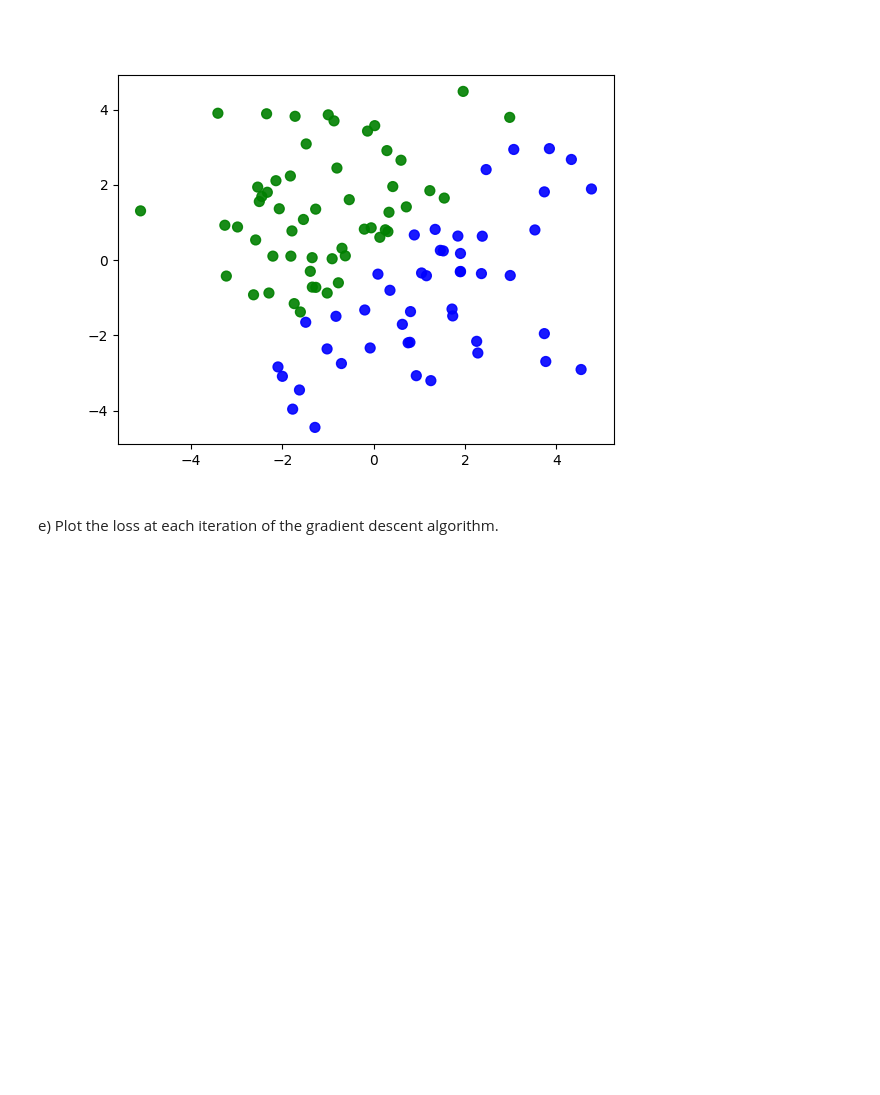
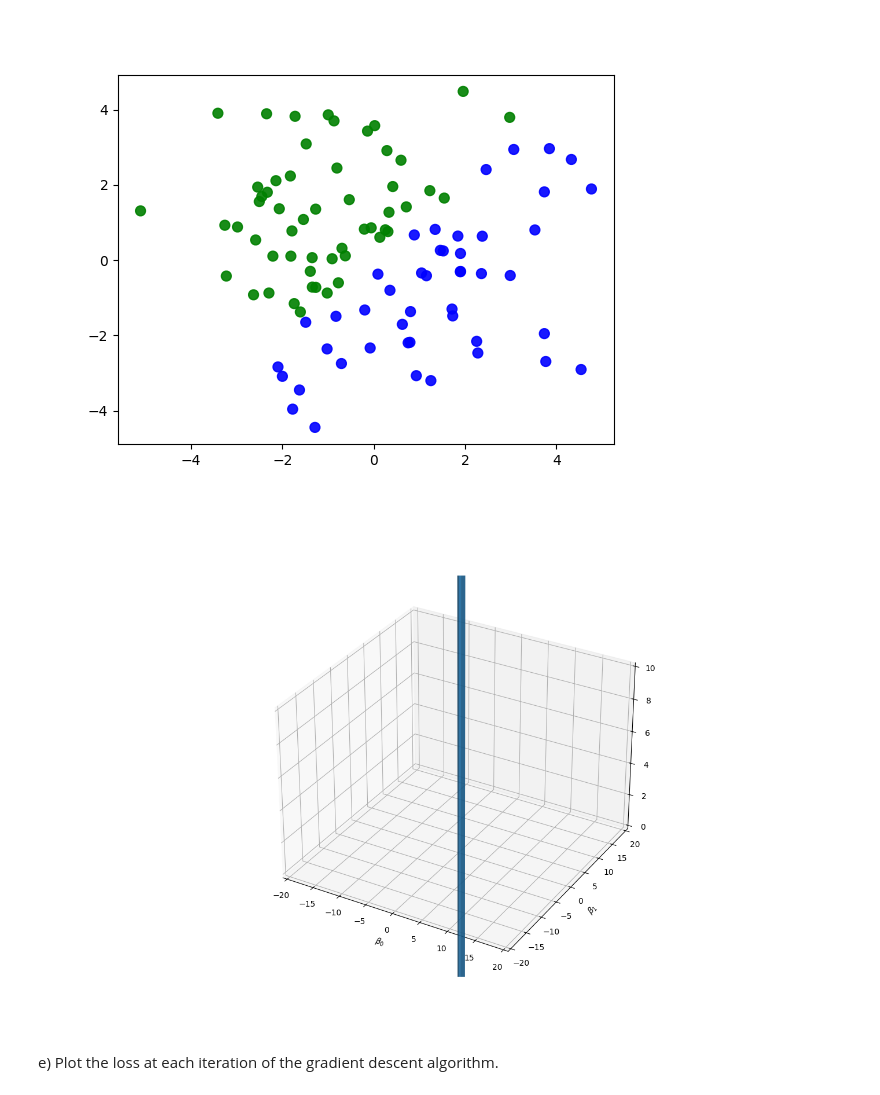
Before and after one commit to diavillalpando/CS506_Worksheets, a Jupyter notebook: worksheet_22.ipynb, the cells around one changed output. Saved outputs shown, nothing was run; the diff lists cells and outputs as text; code cells hidden in the pictures; blank space fills up the shorter version.

```diff
--- a/worksheet_22.ipynb
+++ b/worksheet_22.ipynb
@@ -224,35 +228,37 @@ def sigmoid(x):
 
 
 def loss(X, y, beta):
-    ...
+    return np.linalg.norm(y- X @ beta ) **2
 
 
 def get_cost(B0, B1):
     res = []
     for b0, b1 in zip(B0, B1):
         line = []
         for i in range(len(b0)):
             beta = np.array([b0[i], b1[i]])
             line.append(loss(X, y, beta))
         res.append(line)
     return np.array(res)
 
 cost = get_cost(b0, b1)
 
 # Creating figure
 fig = plt.figure(figsize =(14, 9))
 ax = plt.axes(projection ='3d')
 ax.set_xlim(-20, 20)
 ax.set_xlabel(r'$\beta_0$')
 ax.set_ylabel(r'$\beta_1$')
 ax.set_ylim(-20, 20)
 ax.set_zlim(0, 10)
 
 # Creating plot
 ax.plot_surface(b0, b1, cost, alpha=.7)
 
 # show plot
 plt.show()
+# %% [output]
+[figure, added]
 # %% [markdown]
 e) Plot the loss at each iteration of the gradient descent algorithm.
 # %%
```
Also changed, not shown: parts of 7 cells of this notebook, 4 other files.
